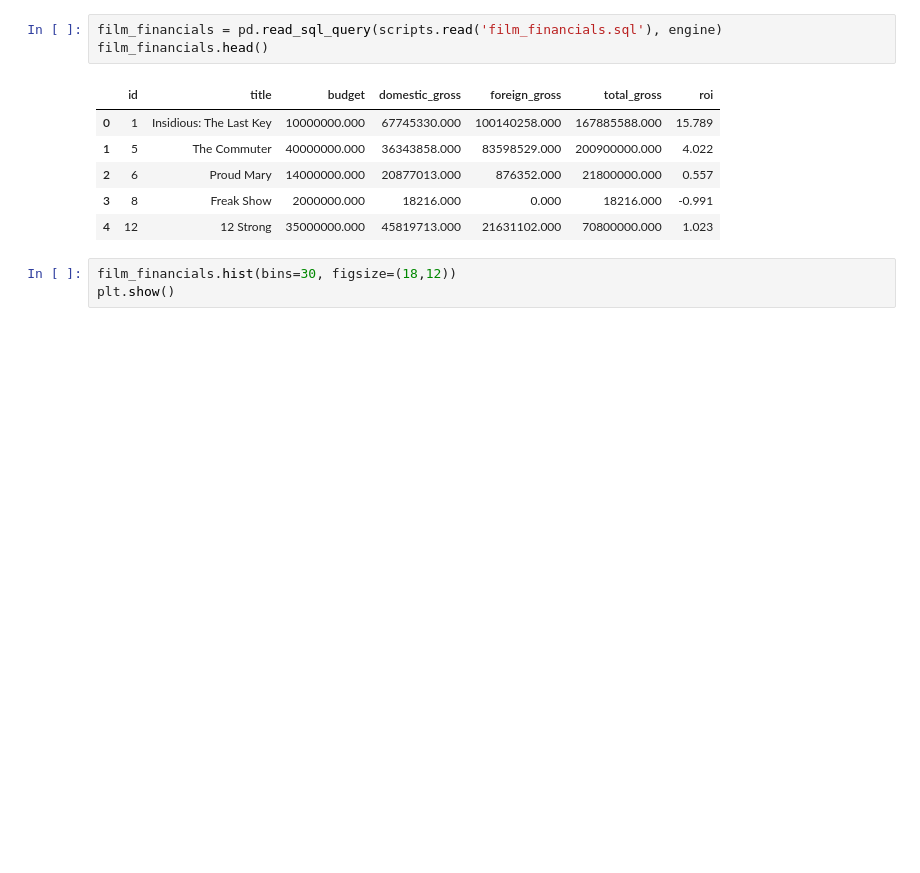
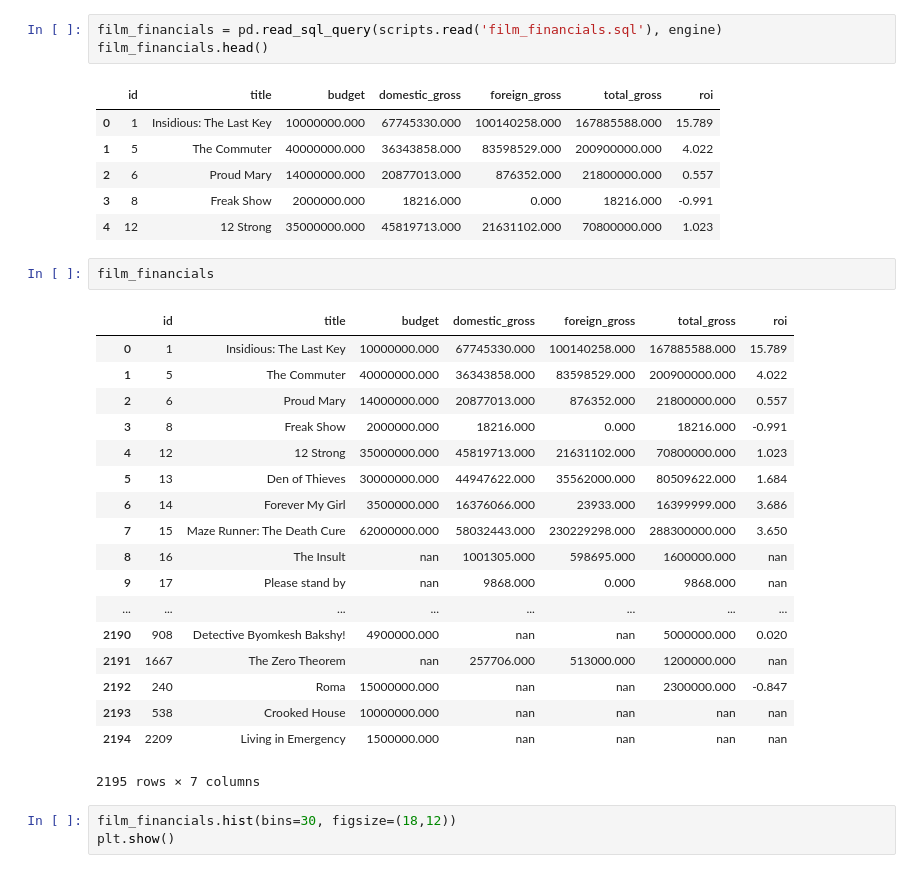
Before and after one commit to billwarker/feature-film-analysis, a Jupyter notebook: notebooks/1.0-initial-analysis.ipynb, the cells around one changed output. Drawn from its saved outputs; the diff is of its cells as text; blank space fills up the shorter version.

```diff
--- a/notebooks/1.0-initial-analysis.ipynb
+++ b/notebooks/1.0-initial-analysis.ipynb
@@ -291,6 +320,27 @@ film_financials.head()
 | 2 | 6 | Proud Mary | 14000000.000 | 20877013.000 | 876352.000 | 21800000.000 | 0.557 |
 | 3 | 8 | Freak Show | 2000000.000 | 18216.000 | 0.000 | 18216.000 | -0.991 |
 | 4 | 12 | 12 Strong | 35000000.000 | 45819713.000 | 21631102.000 | 70800000.000 | 1.023 |
+# %%
+film_financials
+# %% [output]
+|  | id | title | budget | domestic_gross | foreign_gross | total_gross | roi |
+| 0 | 1 | Insidious: The Last Key | 10000000.000 | 67745330.000 | 100140258.000 | 167885588.000 | 15.789 |
+| 1 | 5 | The Commuter | 40000000.000 | 36343858.000 | 83598529.000 | 200900000.000 | 4.022 |
+| 2 | 6 | Proud Mary | 14000000.000 | 20877013.000 | 876352.000 | 21800000.000 | 0.557 |
+| 3 | 8 | Freak Show | 2000000.000 | 18216.000 | 0.000 | 18216.000 | -0.991 |
+| 4 | 12 | 12 Strong | 35000000.000 | 45819713.000 | 21631102.000 | 70800000.000 | 1.023 |
+| 5 | 13 | Den of Thieves | 30000000.000 | 44947622.000 | 35562000.000 | 80509622.000 | 1.684 |
+| 6 | 14 | Forever My Girl | 3500000.000 | 16376066.000 | 23933.000 | 16399999.000 | 3.686 |
+| 7 | 15 | Maze Runner: The Death Cure | 62000000.000 | 58032443.000 | 230229298.000 | 288300000.000 | 3.650 |
+| 8 | 16 | The Insult | nan | 1001305.000 | 598695.000 | 1600000.000 | nan |
+| 9 | 17 | Please stand by | nan | 9868.000 | 0.000 | 9868.000 | nan |
+| ... | ... | ... | ... | ... | ... | ... | ... |
+| 2190 | 908 | Detective Byomkesh Bakshy! | 4900000.000 | nan | nan | 5000000.000 | 0.020 |
+| 2191 | 1667 | The Zero Theorem | nan | 257706.000 | 513000.000 | 1200000.000 | nan |
+| 2192 | 240 | Roma | 15000000.000 | nan | nan | 2300000.000 | -0.847 |
+| 2193 | 538 | Crooked House | 10000000.000 | nan | nan | nan | nan |
+| 2194 | 2209 | Living in Emergency | 1500000.000 | nan | nan | nan | nan |
+2195 rows × 7 columns
 # %%
 film_financials.hist(bins=30, figsize=(18,12))
 plt.show()
```
Also changed, not shown: parts of 6 cells of this notebook, 11 other files.
